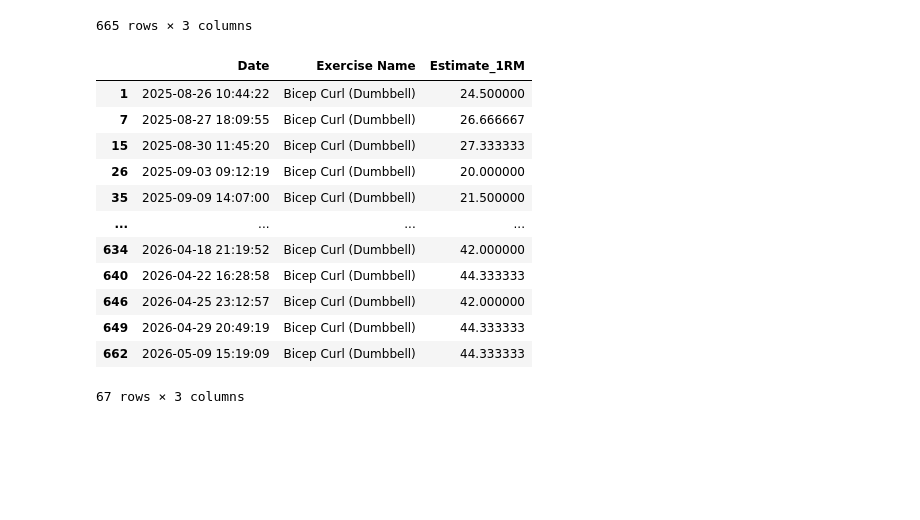
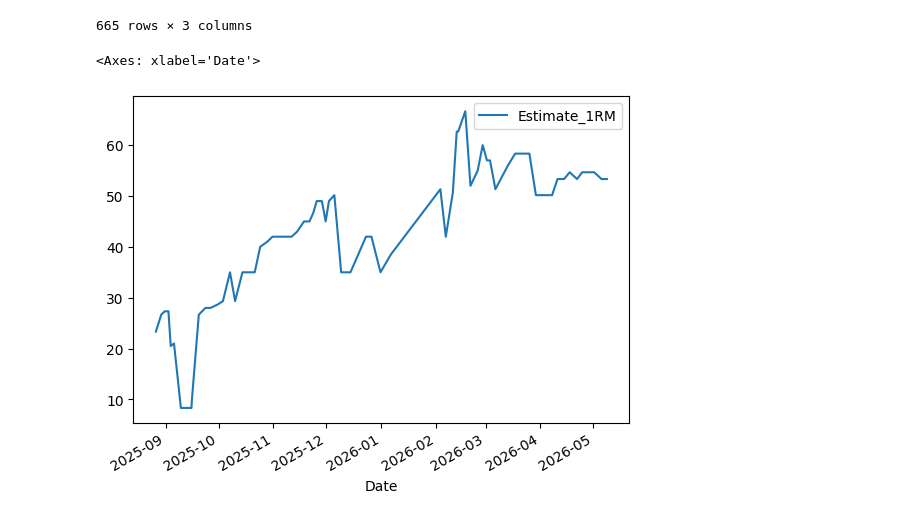
Before and after one commit to gabetedja/gymtracker, a Jupyter notebook: analysis.ipynb, the cells around one changed output. Drawn from its saved outputs; the diff is of its cells as text; code cells hidden in the pictures; blank space fills up the shorter version.

```diff
--- a/analysis.ipynb
+++ b/analysis.ipynb
@@ -90,22 +75,11 @@ daily_strength
 665 rows × 3 columns
 # %%
 #TEST CELL FOR DAILY STRENGTH
-exercise = "Bicep Curl (Dumbbell)"
+exercise = "Bench Press (Dumbbell)"
 
 bench_trend = daily_strength[daily_strength["Exercise Name"] == exercise]
 
-bench_trend
+bench_trend.plot(kind="line", x="Date", y="Estimate_1RM")
 # %% [output]
-|  | Date | Exercise Name | Estimate_1RM |
-| 1 | 2025-08-26 10:44:22 | Bicep Curl (Dumbbell) | 24.500000 |
-| 7 | 2025-08-27 18:09:55 | Bicep Curl (Dumbbell) | 26.666667 |
-| 15 | 2025-08-30 11:45:20 | Bicep Curl (Dumbbell) | 27.333333 |
-| 26 | 2025-09-03 09:12:19 | Bicep Curl (Dumbbell) | 20.000000 |
-| 35 | 2025-09-09 14:07:00 | Bicep Curl (Dumbbell) | 21.500000 |
-| ... | ... | ... | ... |
-| 634 | 2026-04-18 21:19:52 | Bicep Curl (Dumbbell) | 42.000000 |
-| 640 | 2026-04-22 16:28:58 | Bicep Curl (Dumbbell) | 44.333333 |
-| 646 | 2026-04-25 23:12:57 | Bicep Curl (Dumbbell) | 42.000000 |
-| 649 | 2026-04-29 20:49:19 | Bicep Curl (Dumbbell) | 44.333333 |
-| 662 | 2026-05-09 15:19:09 | Bicep Curl (Dumbbell) | 44.333333 |
-67 rows × 3 columns
+<Axes: xlabel='Date'>
+[figure, added]
```
Also changed, not shown: parts of 3 cells of this notebook.
